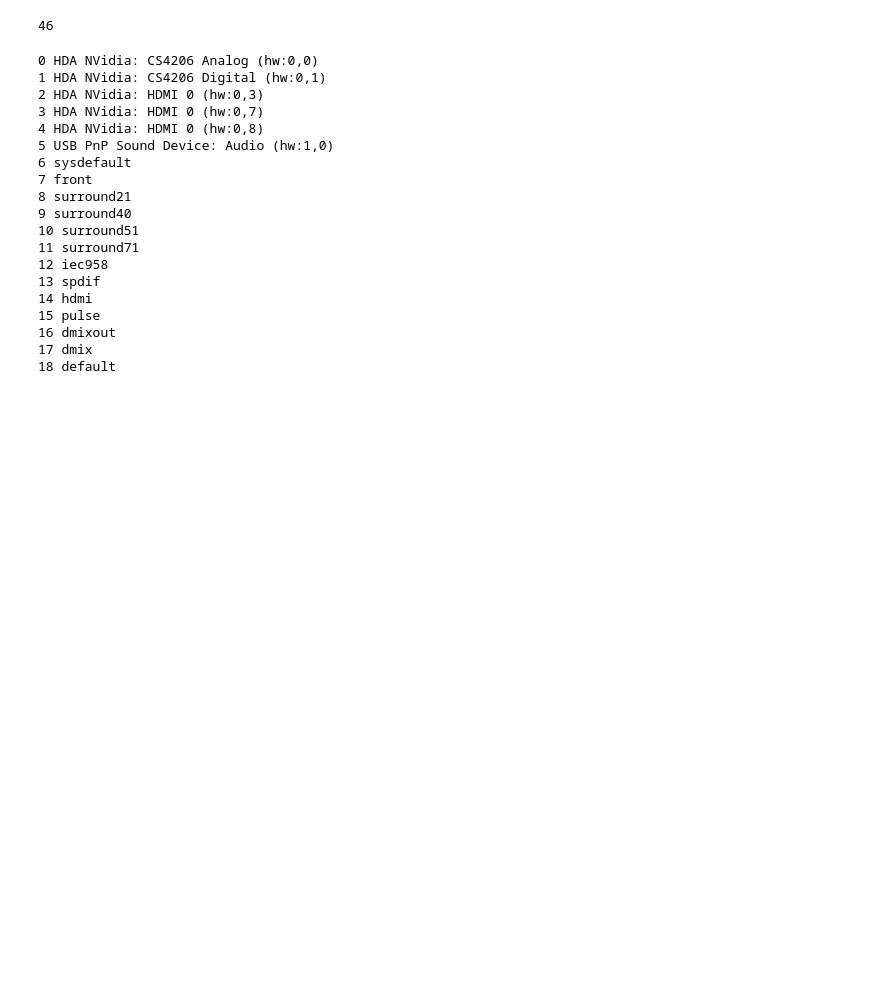
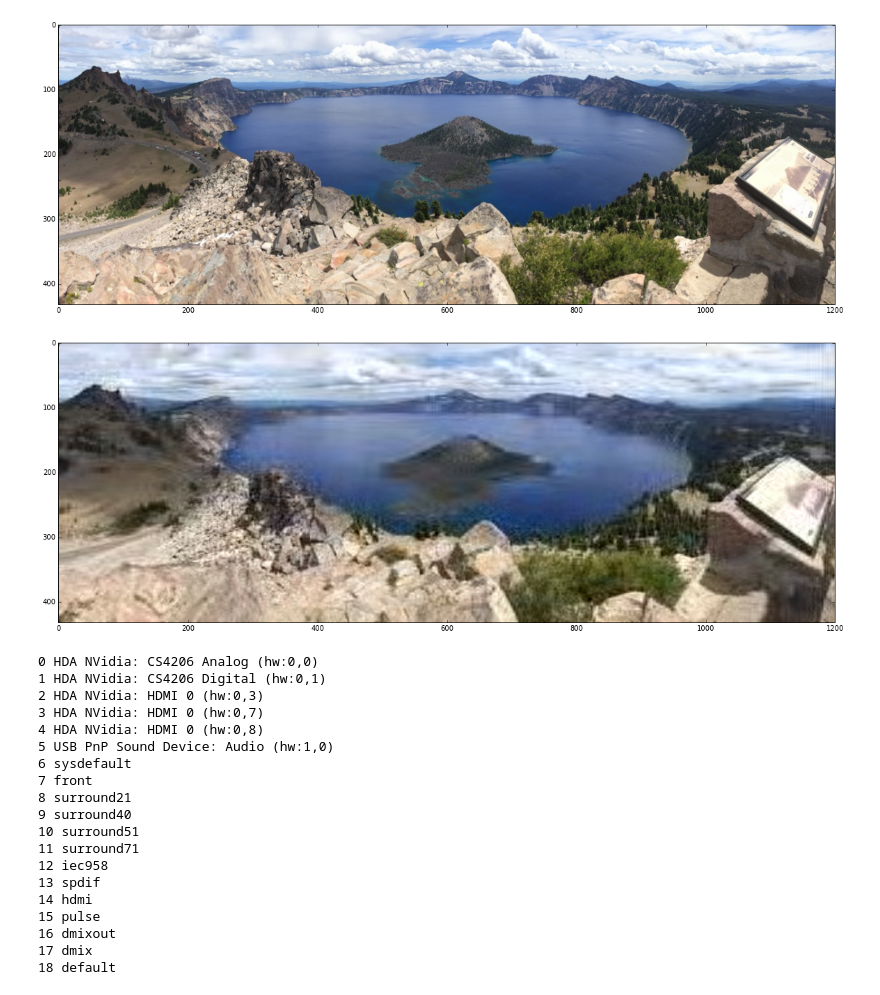
Before and after one commit to lambdaloop/radio-images, a Jupyter notebook: test_radio_image.ipynb, the cells around one changed output. Drawn from its saved outputs; the diff is of its cells as text; code cells hidden in the pictures; blank space fills up the shorter version.

```diff
--- a/test_radio_image.ipynb
+++ b/test_radio_image.ipynb
@@ -66,5 +72,13 @@ Compressed to 108776 bits
+# %%
+figure(figsize=(20,8))
+ims(np.clip(im, 0, 255)/256.0)
+figure(figsize=(20,8))
+ims(np.clip(imm, 0, 255)/256.0)
+# %% [output]
+[figure, added]
+[figure, added]
 # %%
-ar = np.array(x.tolist())
+## ar = np.array(x.tolist())
 bit_list = []
 for i in xrange(0, len(ar), Nbits_packet_noec):
     b = ar[i:i+Nbits_packet_noec]
@@ -74,8 +88,6 @@ for i in xrange(0, len(ar), Nbits_packet_noec):
 
 N_packets = len(bit_list)
 N_packets
-# %% [output]
-46
 # %%
 def printDevNumbers(p):
     N = p.get_device_count()
```
Also changed, not shown: parts of 17 cells of this notebook, 4 other files.
